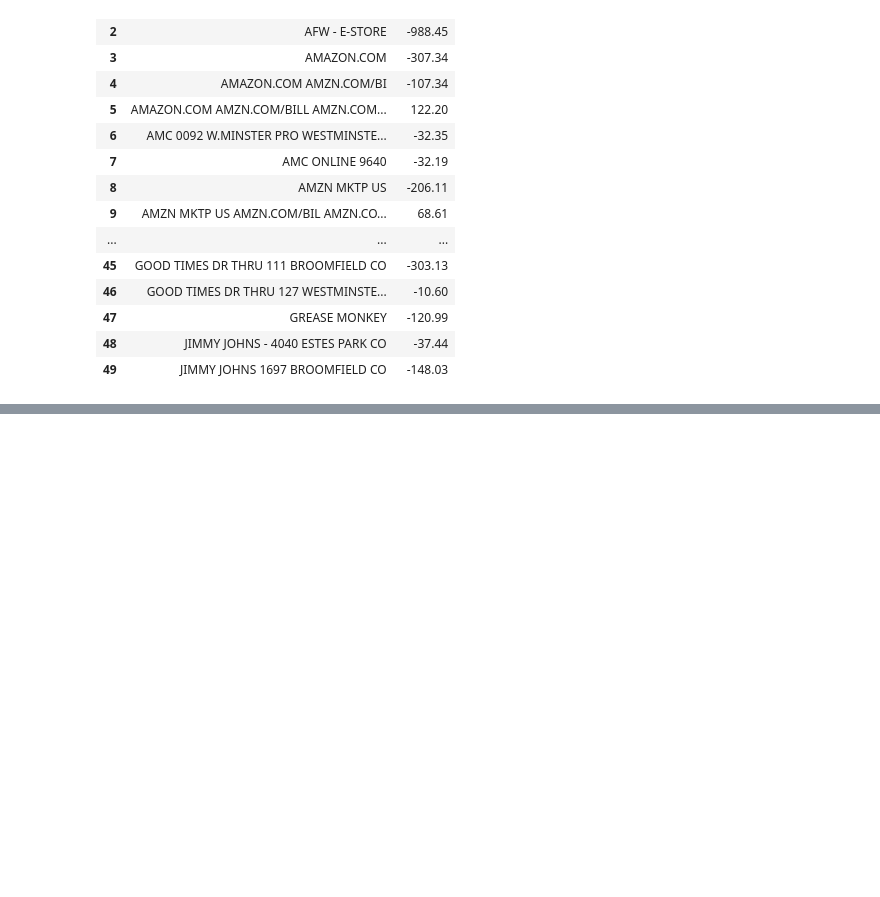
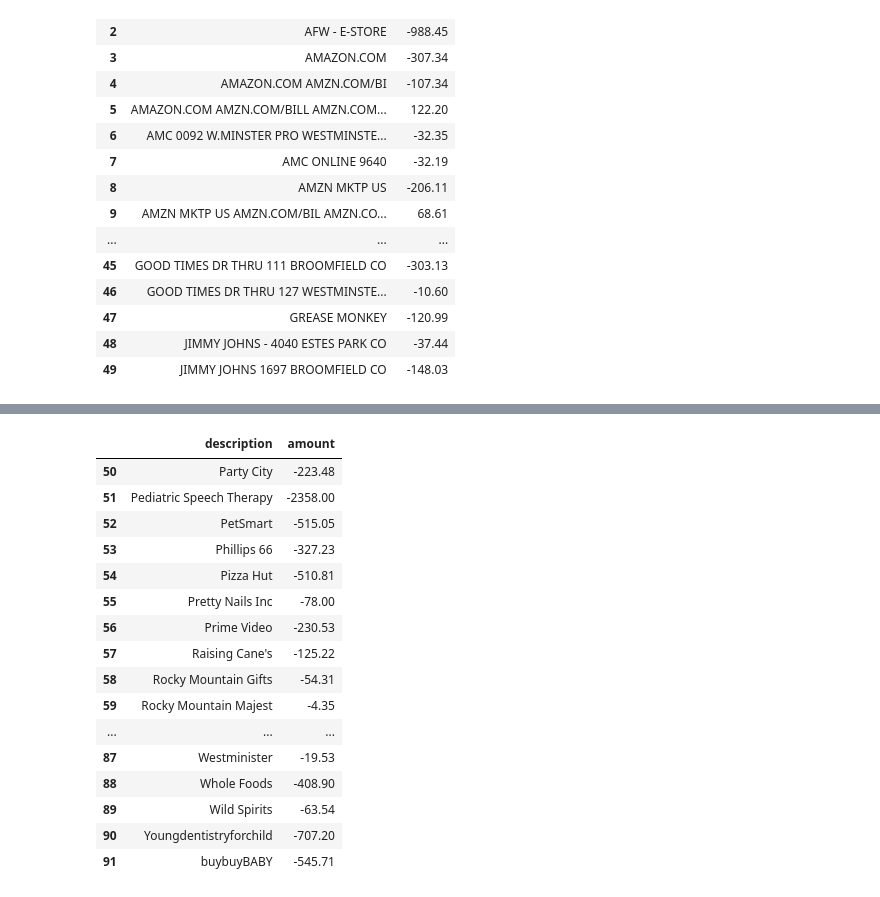
Before and after one commit to Tyton25/tools, a Jupyter notebook: Expenses_Analysis.ipynb, the cells around one changed output, grey strips where cells are left out. Drawn from its saved outputs; the diff is of its cells as text; code cells hidden in the pictures; blank space fills up the shorter version.

```diff
--- a/Expenses_Analysis.ipynb
+++ b/Expenses_Analysis.ipynb
@@ -438,0 +400,20 @@ cc_orig_description_totals_df[:50]
+# %%
+cc_desc_df[50:]
+# %% [output]
+|  | description | amount |
+| 50 | Party City | -223.48 |
+| 51 | Pediatric Speech Therapy | -2358.00 |
+| 52 | PetSmart | -515.05 |
+| 53 | Phillips 66 | -327.23 |
+| 54 | Pizza Hut | -510.81 |
+| 55 | Pretty Nails Inc | -78.00 |
+| 56 | Prime Video | -230.53 |
+| 57 | Raising Cane's | -125.22 |
+| 58 | Rocky Mountain Gifts | -54.31 |
+| 59 | Rocky Mountain Majest | -4.35 |
+| ... | ... | ... |
+| 87 | Westminister | -19.53 |
+| 88 | Whole Foods | -408.90 |
+| 89 | Wild Spirits | -63.54 |
+| 90 | Youngdentistryforchild | -707.20 |
+| 91 | buybuyBABY | -545.71 |
```
Also changed, not shown: parts of 16 cells of this notebook.
